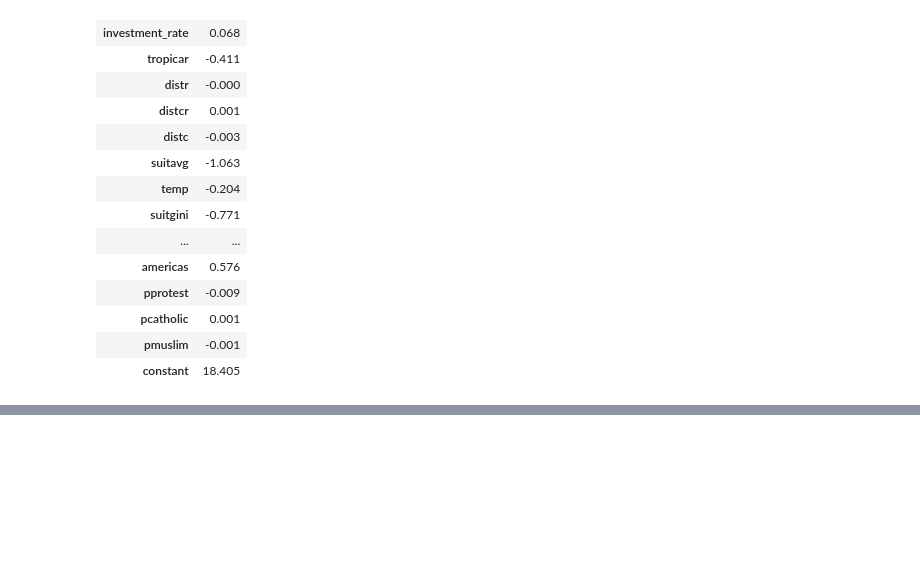
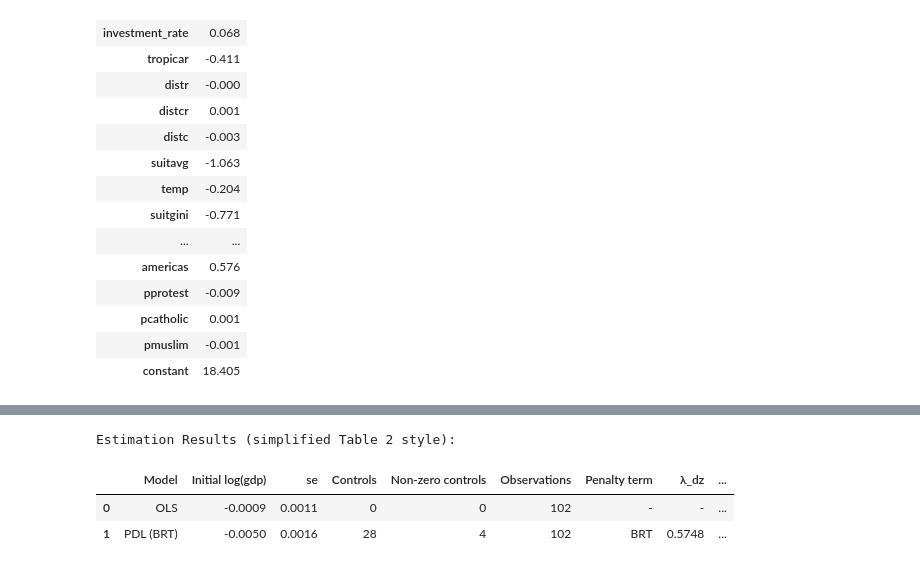
Before and after one commit to sgv491/AED, a Jupyter notebook: Project 2/getting_started.ipynb, the cells around one changed output, grey strips where cells are left out. Drawn from its saved outputs; the diff is of its cells as text; code cells hidden in the pictures; blank space fills up the shorter version.

```diff
--- a/Project 2/getting_started.ipynb
+++ b/Project 2/getting_started.ipynb
@@ -137,0 +179,13 @@ Mean y =  1.52% growth per year
+# %%
+def standardize(X):
+    mu = X.mean(axis=0, keepdims=True)
+    sd = X.std(axis=0, ddof=1, keepdims=True)
+    sd[sd == 0] = 1.0
+    return (X - mu) / sd
+
+def BRT(X_tilde, y):
+    N, p = X_tilde.shape
+    sigma = np.std(y, ddof=1)
+    c = 1.1
+    alpha = 0.05
+    return float((sigma * c) / np.sqrt(N) * norm.ppf(1 - alpha / (2 * p)))
@@ -137,0 +316,42 @@ Mean y =  1.52% growth per year
+# %%
+import pandas as pd
+import numpy as np
+
+# ---- compute t-statistics ----
+tstat_ols = alpha_unrestricted / se_unrestricted
+tstat_pdl = alpha_PDL / se_PDL
+
+# ---- count controls ----
+controls_total = len(controls)
+nonzero_controls = np.sum(sel_y | sel_d)
+
+# ---- BRT penalties ----
+lambda_dz = lam_dz
+lambda_yx = lam_yx
+
+# ---- assemble the table ----
+table = pd.DataFrame({
+    'Model': ['OLS', 'PDL (BRT)'],
+    'Initial log(gdp)': [alpha_unrestricted, alpha_PDL],
+    'se': [se_unrestricted, se_PDL],
+    'Controls': [0, controls_total],
+    'Non-zero controls': [0, nonzero_controls],
+    'Observations': [N, N],
+    'Penalty term': ['-', 'BRT'],
+    'λ_dz': ['-', f"{lambda_dz:.4f}"],
+    'λ_yx': ['-', f"{lambda_yx:.4f}"],
+    't-statistic': [tstat_ols, tstat_pdl]
+})
+
+# format nicely
+table = table.round({
+    'Initial log(gdp)': 4, 'se': 4, 't-statistic': 4
+})
+
+print("Estimation Results (simplified Table 2 style):")
+display(table)
+# %% [output]
+Estimation Results (simplified Table 2 style):
+|  | Model | Initial log(gdp) | se | Controls | Non-zero controls | Observations | Penalty term | λ_dz | ... |
+| 0 | OLS | -0.0009 | 0.0011 | 0 | 0 | 102 | - | - | ... |
+| 1 | PDL (BRT) | -0.0050 | 0.0016 | 28 | 4 | 102 | BRT | 0.5748 | ... |
```
Also changed, not shown: parts of 6 cells of this notebook, 1 other file.
